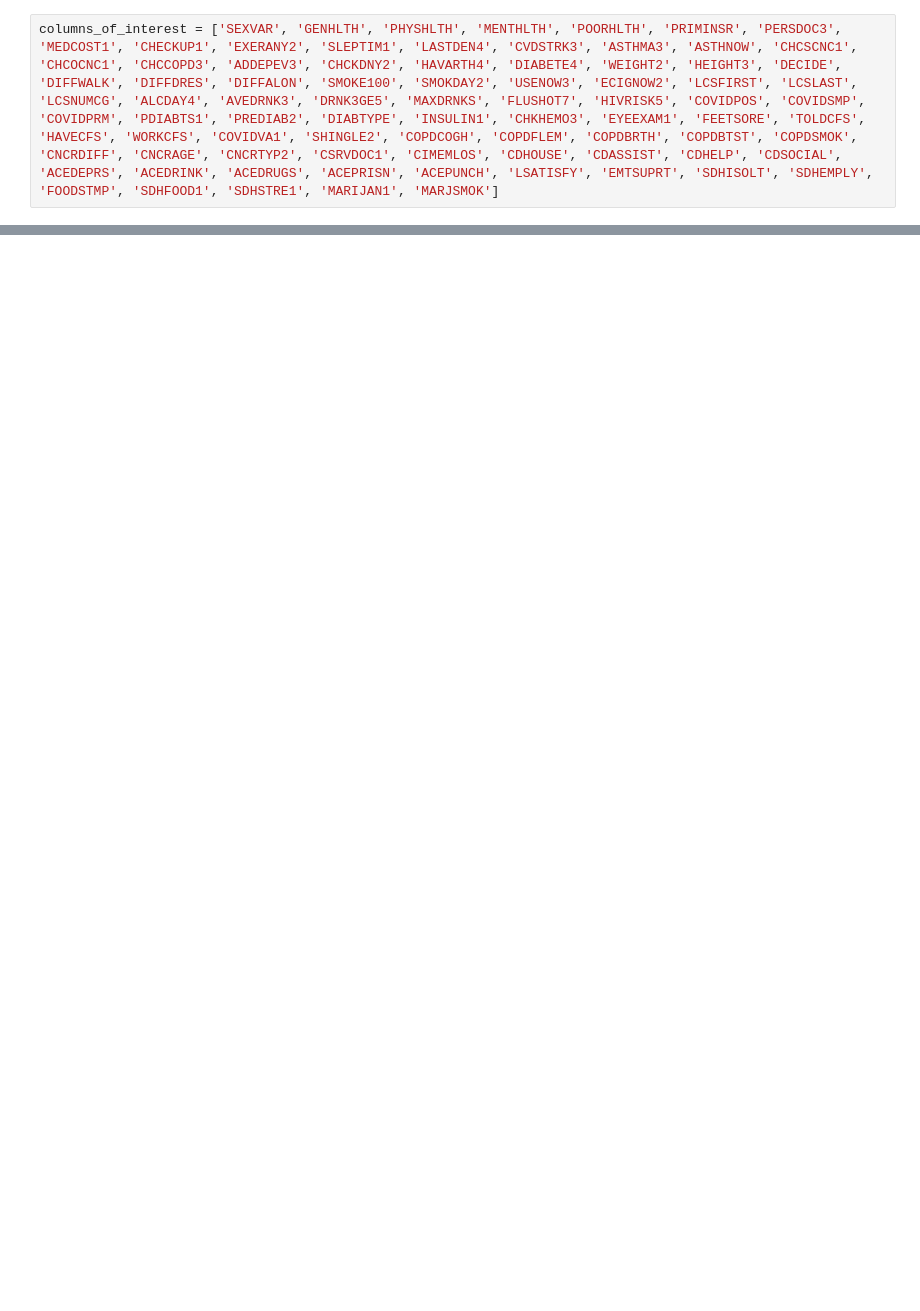
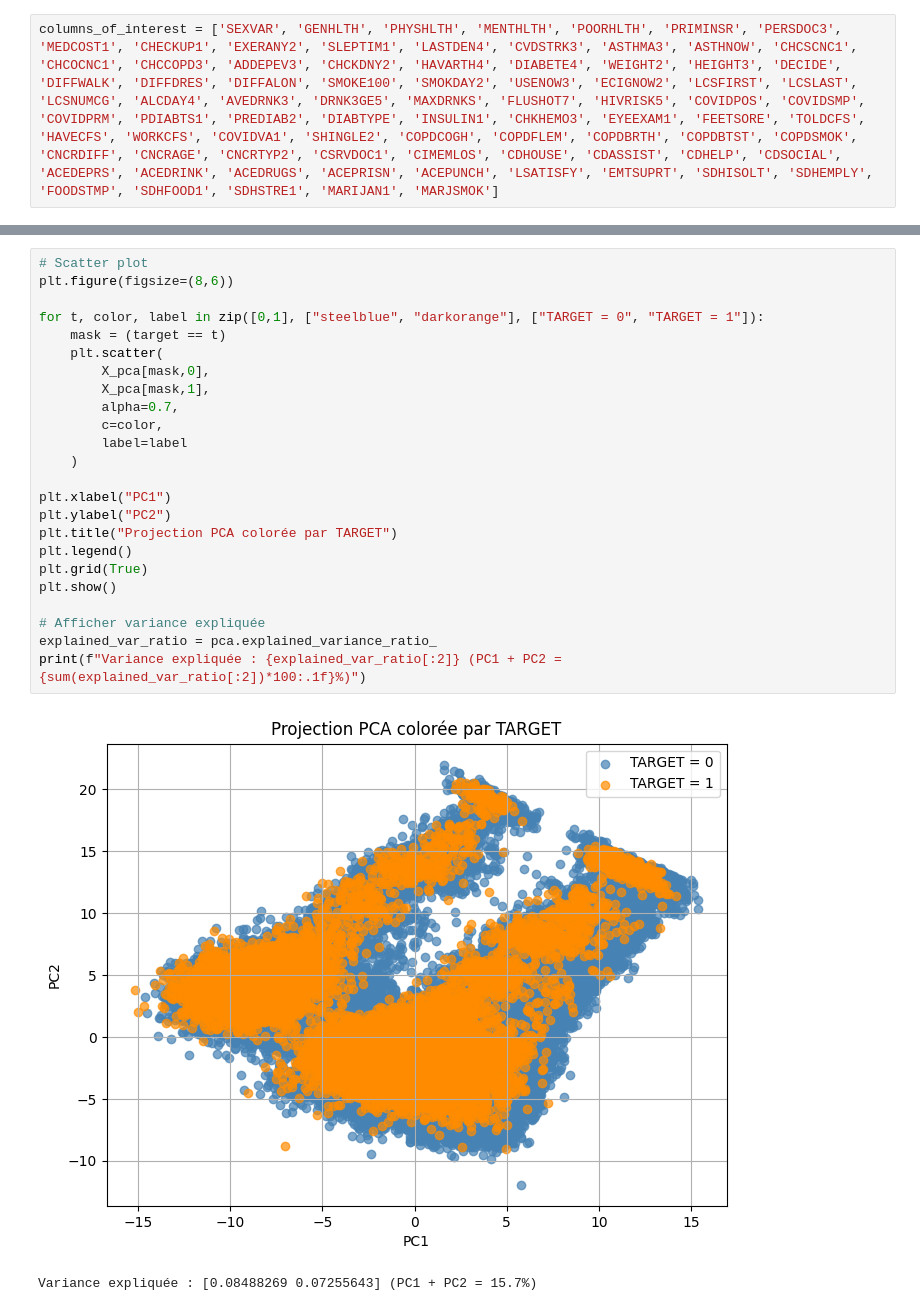
Before and after one commit to thomasdepic/mini-hackaton-gros-camtars, a Jupyter notebook: data_analytics.ipynb, the cells around one changed output, grey strips where cells are left out. Cells and saved outputs as stored; diff of their text form; blank space fills up the shorter version.

```diff
--- a/data_analytics.ipynb
+++ b/data_analytics.ipynb
@@ -171,0 +247,27 @@ for col in columns_of_interest :  # limiter à max_cols pour éviter trop de plo
+# %%
+# Scatter plot
+plt.figure(figsize=(8,6))
+
+for t, color, label in zip([0,1], ["steelblue", "darkorange"], ["TARGET = 0", "TARGET = 1"]):
+    mask = (target == t)
+    plt.scatter(
+        X_pca[mask,0],
+        X_pca[mask,1],
+        alpha=0.7,
+        c=color,
+        label=label
+    )
+
+plt.xlabel("PC1")
+plt.ylabel("PC2")
+plt.title("Projection PCA colorée par TARGET")
+plt.legend()
+plt.grid(True)
+plt.show()
+
+# Afficher variance expliquée
+explained_var_ratio = pca.explained_variance_ratio_
+print(f"Variance expliquée : {explained_var_ratio[:2]} (PC1 + PC2 = {sum(explained_var_ratio[:2])*100:.1f}%)")
+# %% [output]
+[figure, added]
+Variance expliquée : [0.08488269 0.07255643] (PC1 + PC2 = 15.7%)
```
Also changed, not shown: parts of 20 cells of this notebook.
